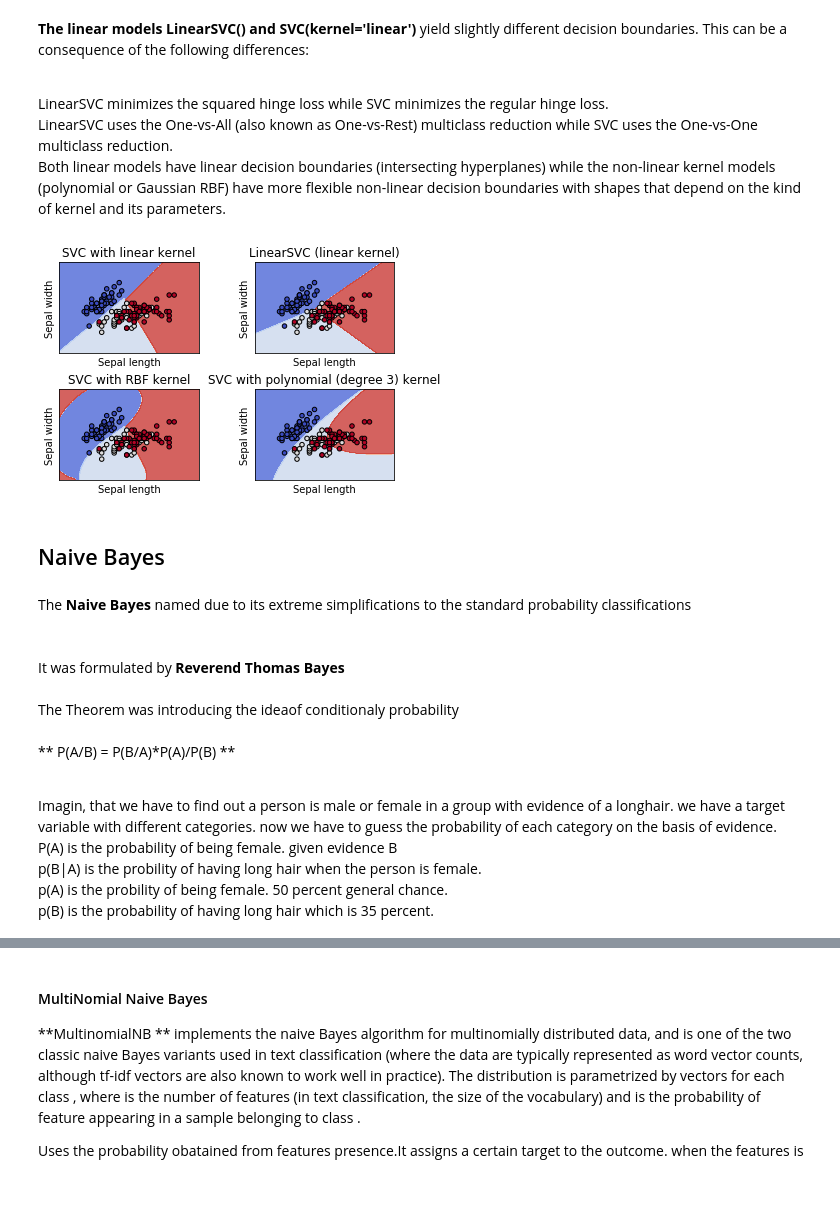
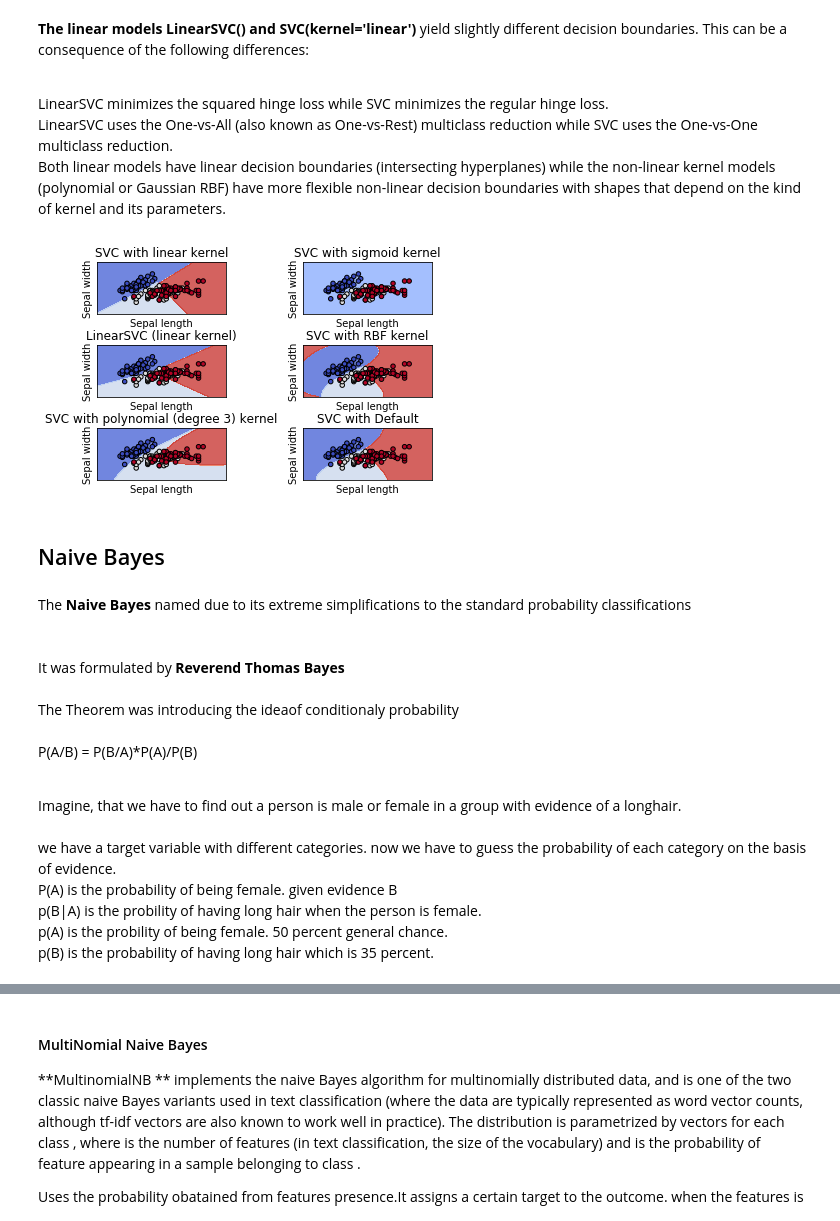
Before and after one commit to balajidileepkumar/Python_MachineLearning, a Jupyter notebook: Chapter-14-ScikitMachineLearning.ipynb, the cells around one changed output, grey strips where cells are left out. Saved outputs shown, nothing was run; the diff lists cells and outputs as text; code cells hidden in the pictures; blank space fills up the shorter version.

```diff
--- a/Chapter-14-ScikitMachineLearning.ipynb
+++ b/Chapter-14-ScikitMachineLearning.ipynb
@@ -802,7 +722,7 @@ print("score", knn.score(X, y))
 print("################")
 
 for x in range(len(predictedclass)):
-    if(predictedclass[x]!=iris.target[x]):
+    if(predictedclass[x]==iris.target[x]):
         #print(predictedclass[x])
         #print(iris.target_names[predictedclass[x]])
         print("Species No is {} Predicted class is {} which is {} and real class is {} which is {}".format(x, predictedclass[x], iris.target_names[predictedclass[x]],iris.target[x],iris.target_names[iris.target[x]]))
@@ -1102,6 +978,7 @@ print(__doc__)
 
 import numpy as np
 import matplotlib.pyplot as plt
+from sklearn import datasets
 %matplotlib inline
 # Though the following import is not directly being used, it is required
 # for 3D projection to work
@@ -1124,9 +1001,9 @@ estimators = [('k_means_iris_8', KMeans(n_clusters=8)),
 
 #('k_means_iris_bad_init', DecisionTreeClassifier(criterion='gini'))
 fignum = 1
-titles = ['8 clusters', '3 clusters', '3 clusters, bad initialization','Decision Tree']
+titles = ['8 clusters', '3 clusters', '3 clusters, bad initialization']
 for name, est in estimators:
-    fig = plt.figure(fignum, figsize=(4, 3))
+    fig = plt.figure(fignum, figsize=(12, 10))
     ax = Axes3D(fig, rect=[0, 0, .95, 1], elev=48, azim=134)
     est.fit(X)
 
@@ -1149,7 +1026,7 @@ for name, est in estimators:
     fignum = fignum + 1
 
 # Plot the ground truth
-fig = plt.figure(fignum, figsize=(4, 3))
+fig = plt.figure(fignum, figsize=(12, 10))
 ax = Axes3D(fig, rect=[0, 0, .95, 1], elev=43, azim=134)
 
 for name, label in [('Setosa', 0),
@@ -1171,7 +1048,7 @@ ax.set_xlabel('Petal width')
 ax.set_ylabel('Sepal length')
 ax.set_zlabel('Petal length')
 ax.set_title('Ground Truth')
-ax.dist = 12
+ax.dist = 18
 
 fig.show()
 # %% [output]
@@ -1760,41 +1650,45 @@ y = iris.target
 # data since we want to plot the support vectors
 C = 1.0  # SVM regularization parameter
 models = (svm.SVC(kernel='linear', C=C),
+          svm.SVC(kernel='sigmoid', C=C),
           svm.LinearSVC(C=C),
           svm.SVC(kernel='rbf', gamma=0.7, C=C),
-          svm.SVC(kernel='poly', degree=3, C=C))
+          svm.SVC(kernel='poly', degree=3, C=C),
+          svm.SVC())
 models = (clf.fit(X, y) for clf in models)
 
 # title for the plots
 titles = ('SVC with linear kernel',
+          'SVC with sigmoid kernel',
           'LinearSVC (linear kernel)',
           'SVC with RBF kernel',
-          'SVC with polynomial (degree 3) kernel')
+          'SVC with polynomial (degree 3) kernel',
+          'SVC with Default')
 
 # Set-up 2x2 grid for plotting.
-fig, sub = plt.subplots(2, 2)
-plt.subplots_adjust(wspace=0.4, hspace=0.4)
+fig, sub = plt.subplots(3, 2)
+plt.subplots_adjust(wspace=0.6, hspace=0.6)
 
 X0, X1 = X[:, 0], X[:, 1]
 xx, yy = make_meshgrid(X0, X1)
 
 #[print(x) for x in zip(models, titles, sub.flatten())]
 
 for clf, title, ax in zip(models, titles, sub.flatten()):
     plot_contours(ax, clf, xx, yy,
                   cmap=plt.cm.coolwarm, alpha=0.8)
     ax.scatter(X0, X1, c=y, cmap=plt.cm.coolwarm, s=20, edgecolors='k')
     ax.set_xlim(xx.min(), xx.max())
     ax.set_ylim(yy.min(), yy.max())
     ax.set_xlabel('Sepal length')
     ax.set_ylabel('Sepal width')
     ax.set_xticks(())
     ax.set_yticks(())
     ax.set_title(title)
 #print("plotting")
 plt.show()
 # %% [output]
-[figure, old version]
+[figure, new version]
 # %% [markdown]
 ## Naive Bayes
 # %% [markdown]
@@ -1805,11 +1699,12 @@ It was formulated by **Reverend Thomas Bayes** <br>
 <br>
 The Theorem was introducing the ideaof conditionaly probability<br>
 <br>
-       ** P(A/B) = P(B/A)*P(A)/P(B) **
+       P(A/B) = P(B/A)*P(A)/P(B)
 
 <br>
-Imagin, that we have to find out a person is male or female in a group with evidence of a longhair.
-we have a target variable with different categories.
+Imagine, that we have to find out a person is male or female in a group with evidence of a longhair.
+
+<br>we have a target variable with different categories.
 now we have to guess the probability of each category on the basis  of evidence.
 <br>
 P(A) is the probability of being female. given evidence B
```
Also changed, not shown: parts of 88 cells of this notebook, 43 other files.
